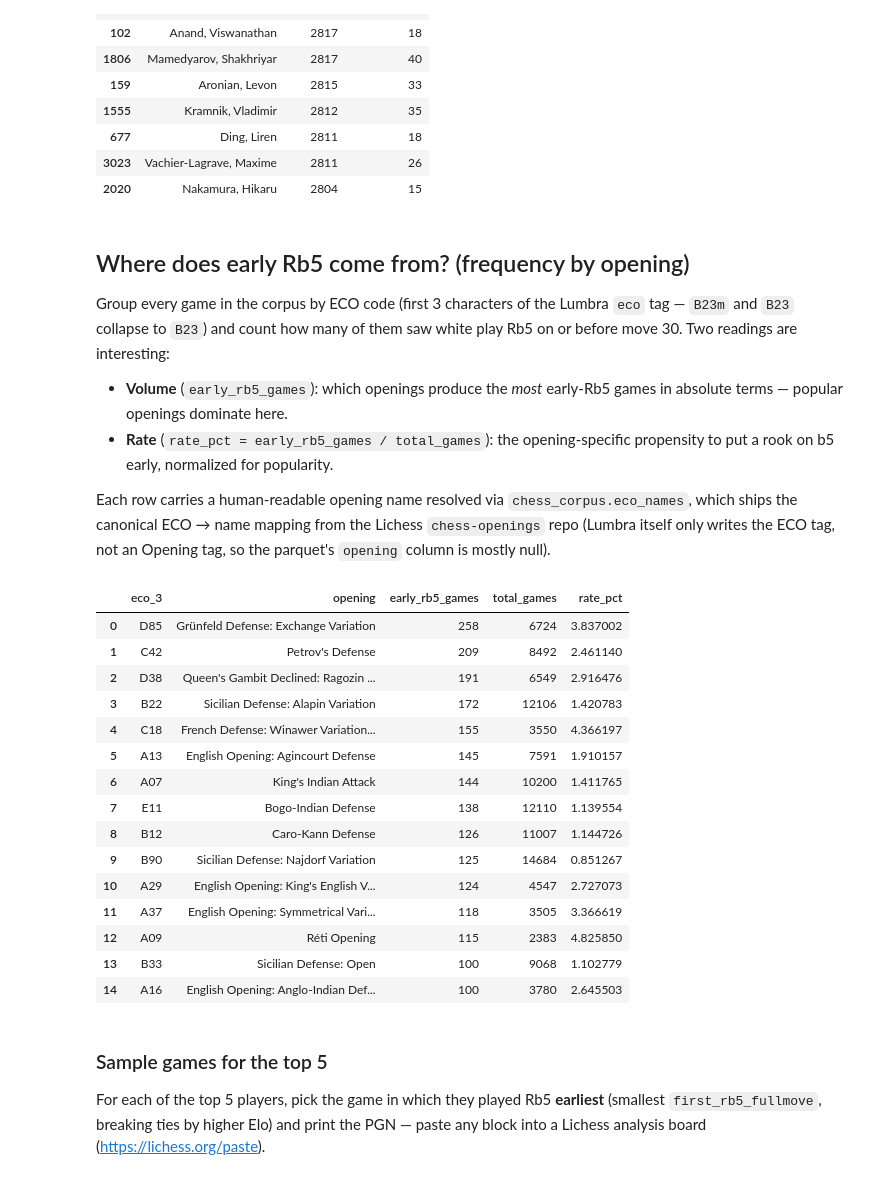
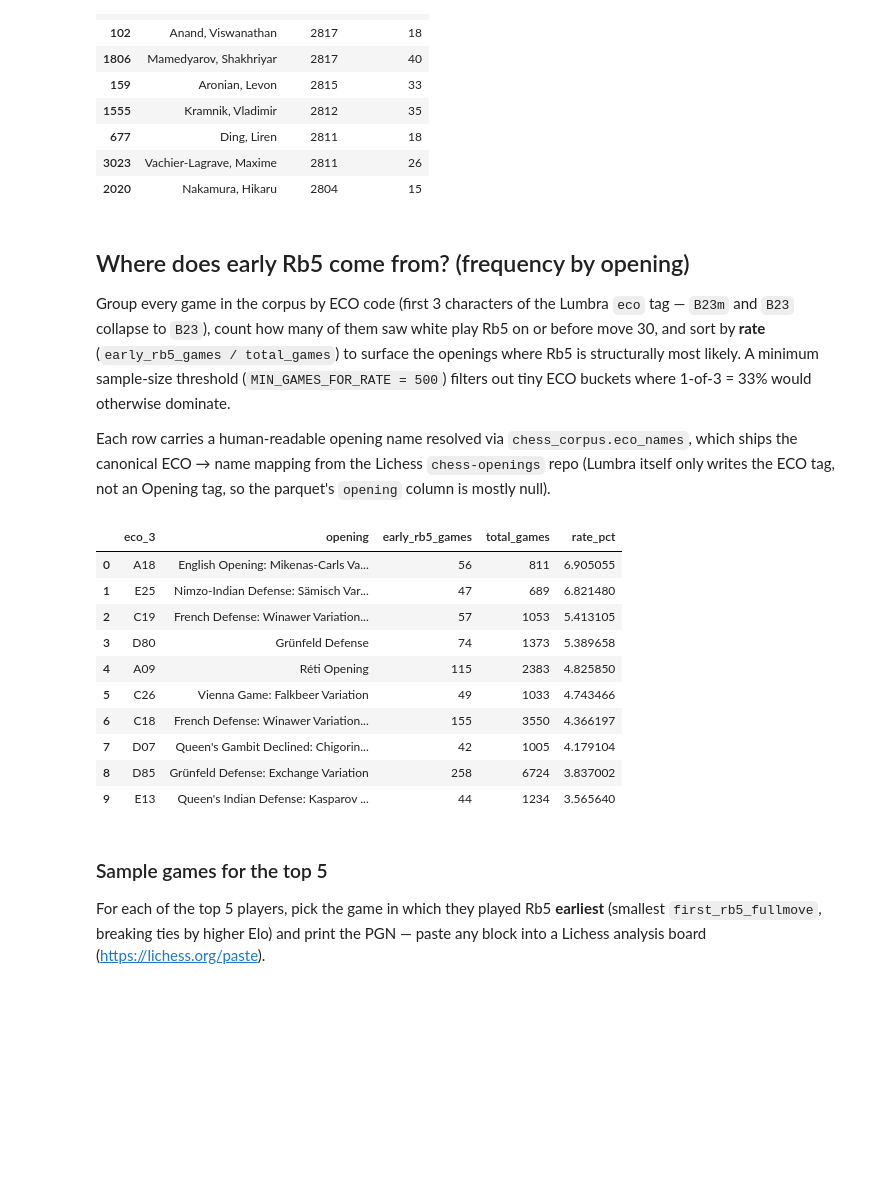
Before and after one commit to pwsiegel/chess-move-stats, a Jupyter notebook: notebooks/rook_b5.ipynb, the cells around one changed output. Saved outputs shown, nothing was run; the diff lists cells and outputs as text; code cells hidden in the pictures; blank space fills up the shorter version.

Commit message:
Sort opening table by rate_pct (not volume); top 10
Sort the ECO frequency table by early-Rb5 rate (early_rb5_games /
total_games) descending, take top 10. Add MIN_GAMES_FOR_RATE = 500 to
filter out tiny ECO buckets where 1-of-3 = 33% would otherwise
dominate.

Re-execute the notebook against the full ~909k-game corpus so the
rendered table reflects the new ordering.

Result: opening families where white most often plays Rb5 by move 30 are
English Mikenas-Carls (6.9%), Nimzo-Indian Sämisch (6.8%), French
Winawer Advance (5.4%), Grünfeld (5.4%), Réti (4.8%) — these are all
systems where queenside expansion is a thematic motif.

Co-Authored-By: Claude Opus 4.7 (1M context) <noreply@anthropic.com>

```diff
--- a/notebooks/rook_b5.ipynb
+++ b/notebooks/rook_b5.ipynb
@@ -195,58 +195,52 @@ top10_players
 # %% [markdown]
 ## Where does early Rb5 come from? (frequency by opening)
 
-Group every game in the corpus by ECO code (first 3 characters of the Lumbra `eco` tag — `B23m` and `B23` collapse to `B23`) and count how many of them saw white play Rb5 on or before move 30. Two readings are interesting:
-
-- **Volume** (`early_rb5_games`): which openings produce the *most* early-Rb5 games in absolute terms — popular openings dominate here.
-- **Rate** (`rate_pct = early_rb5_games / total_games`): the opening-specific propensity to put a rook on b5 early, normalized for popularity.
+Group every game in the corpus by ECO code (first 3 characters of the Lumbra `eco` tag — `B23m` and `B23` collapse to `B23`), count how many of them saw white play Rb5 on or before move 30, and sort by **rate** (`early_rb5_games / total_games`) to surface the openings where Rb5 is structurally most likely. A minimum sample-size threshold (`MIN_GAMES_FOR_RATE = 500`) filters out tiny ECO buckets where 1-of-3 = 33% would otherwise dominate.
 
 Each row carries a human-readable opening name resolved via `chess_corpus.eco_names`, which ships the canonical ECO → name mapping from the Lichess `chess-openings` repo (Lumbra itself only writes the ECO tag, not an Opening tag, so the parquet's `opening` column is mostly null).
 # %%
 from chess_corpus.eco_names import name_for
+
+MIN_GAMES_FOR_RATE = 500  # avoid noise from tiny ECO buckets
 
 opening_view = combined.copy()
 opening_view["eco_3"] = opening_view["eco"].fillna("").str[:3]
 opening_view["played_early_rb5"] = (
     opening_view["first_rb5_fullmove"].notna()
     & (opening_view["first_rb5_fullmove"] <= EARLY_RB5_MOVE)
 )
 
 agg = (
     opening_view[opening_view["eco_3"] != ""]
     .groupby("eco_3")
     .agg(
         early_rb5_games=("played_early_rb5", "sum"),
         total_games=("played_early_rb5", "size"),
     )
     .reset_index()
 )
 agg["opening"] = agg["eco_3"].map(name_for)
 agg["rate_pct"] = 100 * agg["early_rb5_games"] / agg["total_games"]
 
 top_openings = (
-    agg[agg["early_rb5_games"] > 0]
-    .sort_values("early_rb5_games", ascending=False)
-    .head(15)
+    agg[agg["total_games"] >= MIN_GAMES_FOR_RATE]
+    .sort_values("rate_pct", ascending=False)
+    .head(10)
     .reset_index(drop=True)
 )
 top_openings[["eco_3", "opening", "early_rb5_games", "total_games", "rate_pct"]]
 # %% [output]
 |  | eco_3 | opening | early_rb5_games | total_games | rate_pct |
-| 0 | D85 | Grünfeld Defense: Exchange Variation | 258 | 6724 | 3.837002 |
-| 1 | C42 | Petrov's Defense | 209 | 8492 | 2.461140 |
-| 2 | D38 | Queen's Gambit Declined: Ragozin ... | 191 | 6549 | 2.916476 |
-| 3 | B22 | Sicilian Defense: Alapin Variation | 172 | 12106 | 1.420783 |
-| 4 | C18 | French Defense: Winawer Variation... | 155 | 3550 | 4.366197 |
-| 5 | A13 | English Opening: Agincourt Defense | 145 | 7591 | 1.910157 |
-| 6 | A07 | King's Indian Attack | 144 | 10200 | 1.411765 |
-| 7 | E11 | Bogo-Indian Defense | 138 | 12110 | 1.139554 |
-| 8 | B12 | Caro-Kann Defense | 126 | 11007 | 1.144726 |
-| 9 | B90 | Sicilian Defense: Najdorf Variation | 125 | 14684 | 0.851267 |
-| 10 | A29 | English Opening: King's English V... | 124 | 4547 | 2.727073 |
-| 11 | A37 | English Opening: Symmetrical Vari... | 118 | 3505 | 3.366619 |
-| 12 | A09 | Réti Opening | 115 | 2383 | 4.825850 |
-| 13 | B33 | Sicilian Defense: Open | 100 | 9068 | 1.102779 |
-| 14 | A16 | English Opening: Anglo-Indian Def... | 100 | 3780 | 2.645503 |
+| 0 | A18 | English Opening: Mikenas-Carls Va... | 56 | 811 | 6.905055 |
+| 1 | E25 | Nimzo-Indian Defense: Sämisch Var... | 47 | 689 | 6.821480 |
+| 2 | C19 | French Defense: Winawer Variation... | 57 | 1053 | 5.413105 |
+| 3 | D80 | Grünfeld Defense | 74 | 1373 | 5.389658 |
+| 4 | A09 | Réti Opening | 115 | 2383 | 4.825850 |
+| 5 | C26 | Vienna Game: Falkbeer Variation | 49 | 1033 | 4.743466 |
+| 6 | C18 | French Defense: Winawer Variation... | 155 | 3550 | 4.366197 |
+| 7 | D07 | Queen's Gambit Declined: Chigorin... | 42 | 1005 | 4.179104 |
+| 8 | D85 | Grünfeld Defense: Exchange Variation | 258 | 6724 | 3.837002 |
+| 9 | E13 | Queen's Indian Defense: Kasparov ... | 44 | 1234 | 3.565640 |
 # %% [markdown]
 ### Sample games for the top 5
 
```
